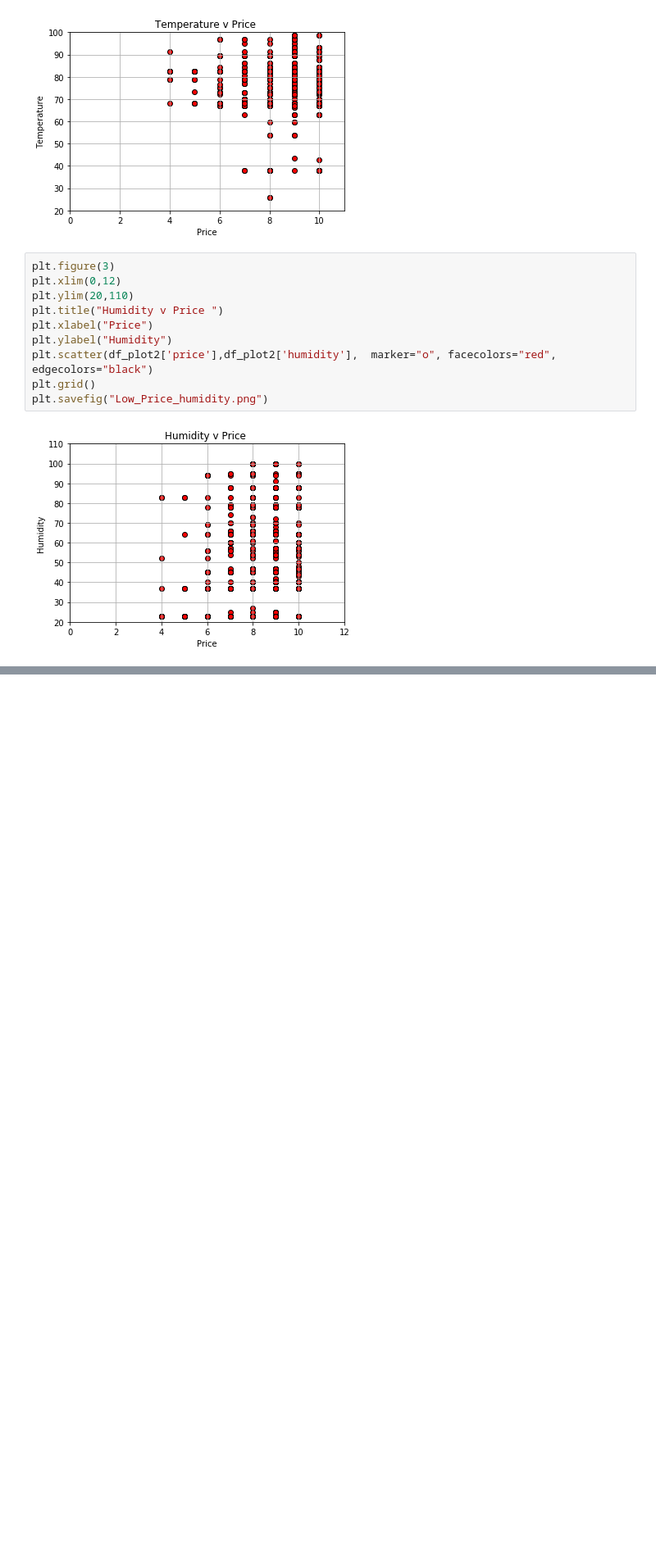
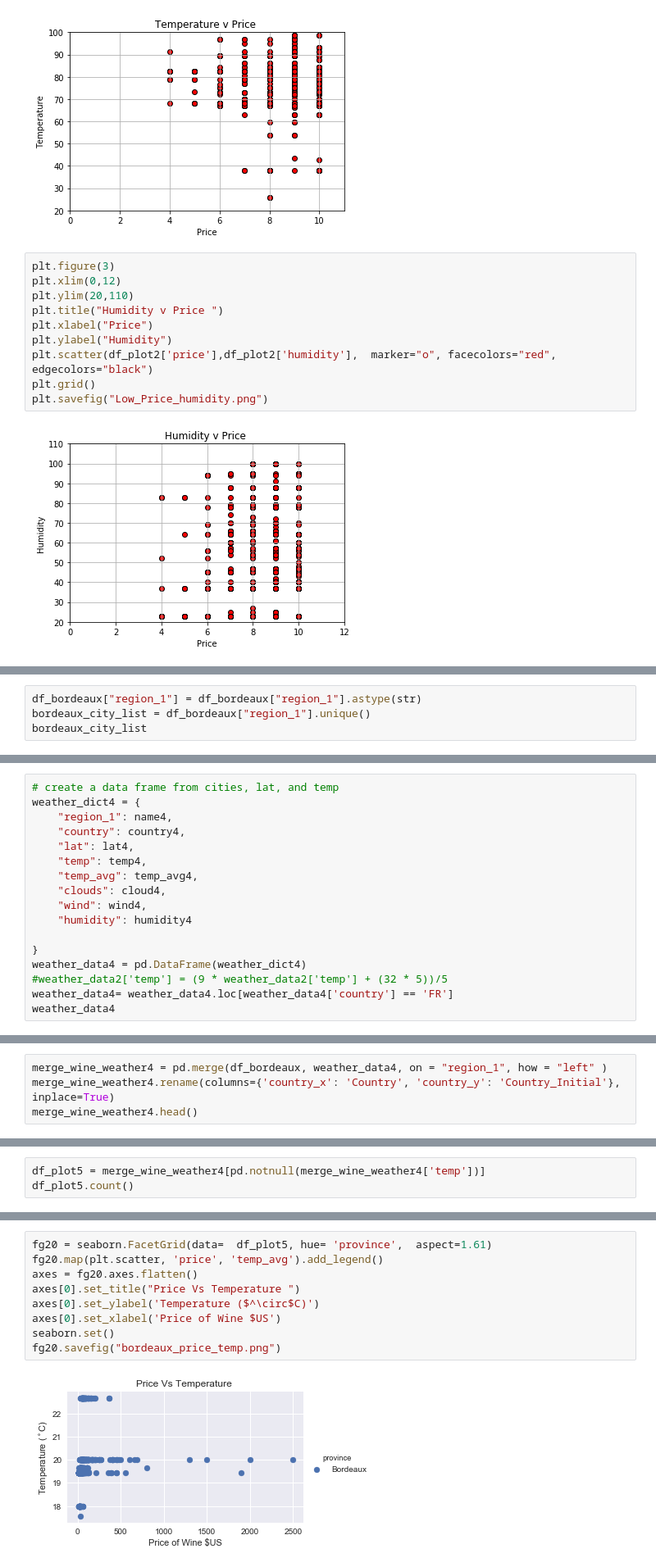
Before and after one commit to sun76779/WineProject, a Jupyter notebook: Weather_Points_Price.ipynb, the cells around one changed output, grey strips where cells are left out. Shown at 82% size. Saved outputs shown, nothing was run; the diff lists cells and outputs as text; blank space fills up the shorter version.

```diff
--- a/Weather_Points_Price.ipynb
+++ b/Weather_Points_Price.ipynb
@@ -499,0 +662,4 @@ plt.savefig("Low_Price_humidity.png")
+# %%
+df_bordeaux["region_1"] = df_bordeaux["region_1"].astype(str)
+bordeaux_city_list = df_bordeaux["region_1"].unique()
+bordeaux_city_list
@@ -499,0 +712,17 @@ plt.savefig("Low_Price_humidity.png")
+# %%
+# create a data frame from cities, lat, and temp
+weather_dict4 = {
+    "region_1": name4,
+    "country": country4,
+    "lat": lat4,
+    "temp": temp4,
+    "temp_avg": temp_avg4,
+    "clouds": cloud4,
+    "wind": wind4,
+    "humidity": humidity4
+
+}
+weather_data4 = pd.DataFrame(weather_dict4)
+#weather_data2['temp'] = (9 * weather_data2['temp'] + (32 * 5))/5
+weather_data4= weather_data4.loc[weather_data4['country'] == 'FR']
+weather_data4
@@ -499,0 +740,4 @@ plt.savefig("Low_Price_humidity.png")
+# %%
+merge_wine_weather4 = pd.merge(df_bordeaux, weather_data4, on = "region_1", how = "left" )
+merge_wine_weather4.rename(columns={'country_x': 'Country', 'country_y': 'Country_Initial'}, inplace=True)
+merge_wine_weather4.head()
@@ -499,0 +752,3 @@ plt.savefig("Low_Price_humidity.png")
+# %%
+df_plot5 = merge_wine_weather4[pd.notnull(merge_wine_weather4['temp'])]
+df_plot5.count()
@@ -499,0 +773,11 @@ plt.savefig("Low_Price_humidity.png")
+# %%
+fg20 = seaborn.FacetGrid(data=  df_plot5, hue= 'province',  aspect=1.61)
+fg20.map(plt.scatter, 'price', 'temp_avg').add_legend()
+axes = fg20.axes.flatten()
+axes[0].set_title("Price Vs Temperature ")
+axes[0].set_ylabel('Temperature ($^\circ$C)')
+axes[0].set_xlabel('Price of Wine $US')
+seaborn.set()
+fg20.savefig("bordeaux_price_temp.png")
+# %% [output]
+[figure, added]
```
Also changed, not shown: parts of 15 cells of this notebook, 4 other files.
